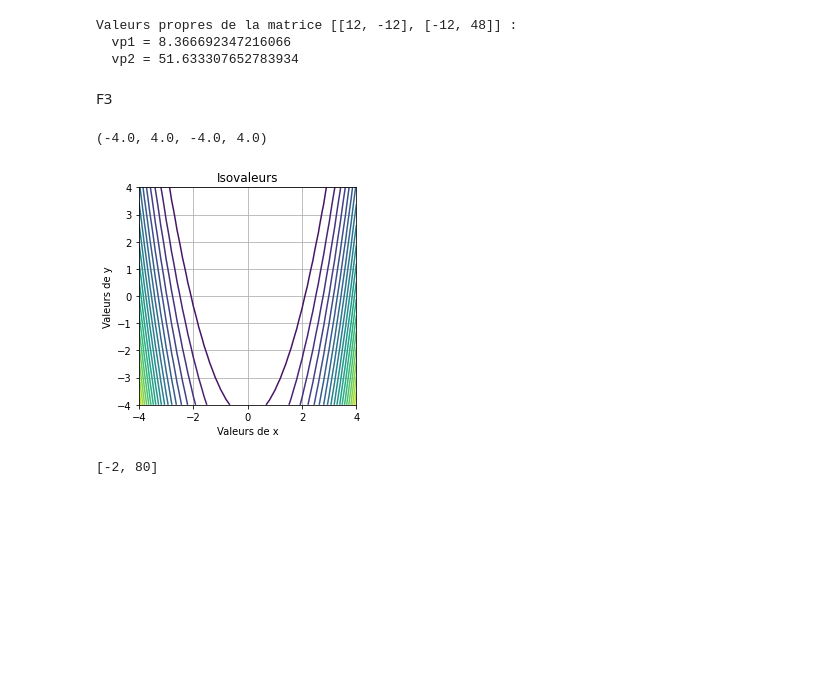
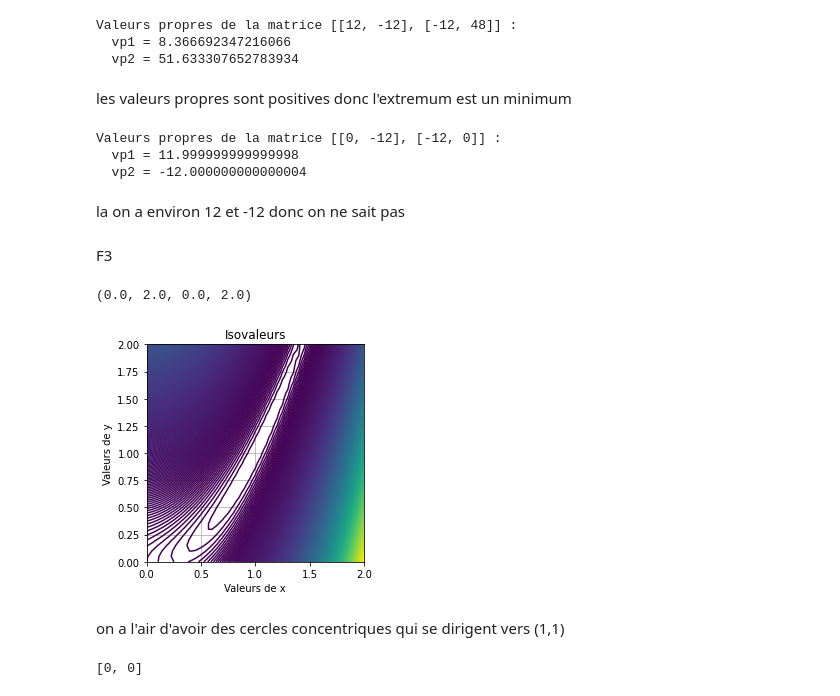
Before and after one commit to ArmandBroutinDev/python, a Jupyter notebook: Introduction_optimisation.ipynb, the cells around one changed output. Drawn from its saved outputs; the diff is of its cells as text; code cells hidden in the pictures; blank space fills up the shorter version.

```diff
--- a/Introduction_optimisation.ipynb
+++ b/Introduction_optimisation.ipynb
@@ -301,28 +283,46 @@ print('  vp2 = {}'.format(valProp[1]))
 Valeurs propres de la matrice [[12, -12], [-12, 48]] :
   vp1 = 8.366692347216066
   vp2 = 51.633307652783934
+# %% [markdown]
+les valeurs propres sont positives donc l'extremum est un minimum
+# %%
+# Calcul de la matrice hessienne
+matrice1 = d2f2 (0,0)
+# Calcul des valeurs propres de la matrice hessienne, puis test de leur signe
+valProp = np.linalg.eigvals(matrice1)
+print('Valeurs propres de la matrice {} :'.format(matrice1))
+print('  vp1 = {}'.format(valProp[0]))
+print('  vp2 = {}'.format(valProp[1]))
+# %% [output]
+Valeurs propres de la matrice [[0, -12], [-12, 0]] :
+  vp1 = 11.999999999999998
+  vp2 = -12.000000000000004
+# %% [markdown]
+la on a environ 12 et -12 donc on ne sait pas
 # %% [markdown]
 F3
 # %%
 # Définition du domaine de tracé
-xmin, xmax, nx = -4, 4, 41
-ymin, ymax, ny = -4, 4, 41
+xmin, xmax, nx = 0, 2, 41
+ymin, ymax, ny = 0, 2, 41
 # Discrétisation du domaine de tracé
 x1d = np.linspace(xmin,xmax,nx)
 y1d = np.linspace(ymin,ymax,ny)
 x2d, y2d = np.meshgrid(x1d, y1d)
 
 # Tracé des isovaleurs de f3
-nIso = 21
+nIso = 1000
 plt.contour(x2d,y2d,f3(x2d,y2d),nIso)
 plt.title('Isovaleurs')
 plt.xlabel('Valeurs de x')
 plt.ylabel('Valeurs de y')
 plt.grid()
 plt.axis('square')
 # %% [output]
-(-4.0, 4.0, -4.0, 4.0)
+(0.0, 2.0, 0.0, 2.0)
-[figure, old version]
+[figure, new version]
+# %% [markdown]
+on a l'air d'avoir des cercles concentriques qui se dirigent vers (1,1)
 # %%
 def df3 (x,y) :
 # Dérivée partielle par rapport à x
@@ -330,8 +330,8 @@ def df3 (x,y) :
 # Dérivée partielle par rapport à y
     df_dy = -20*(x**2-y)
     return [df_dx,df_dy]
-# %%
-df3(0,4)
-# %% [output]
-[-2, 80]
+# %%
+df3(1,1)
+# %% [output]
+[0, 0]
 # %%
```
Also changed, not shown: parts of 12 cells of this notebook.
